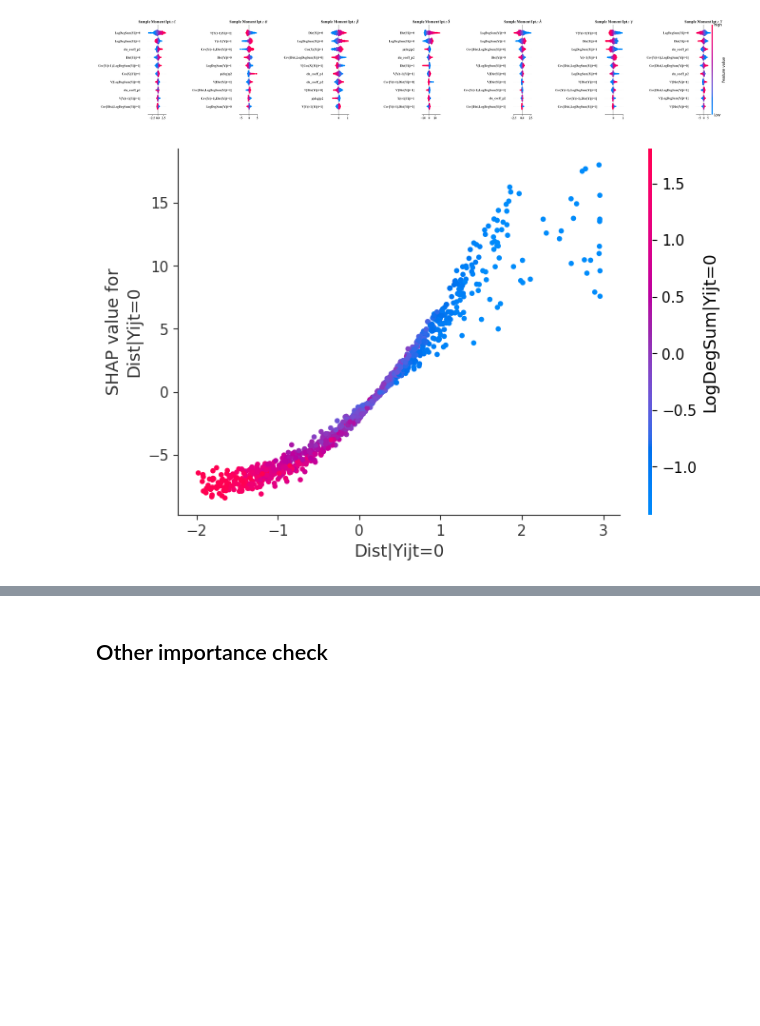
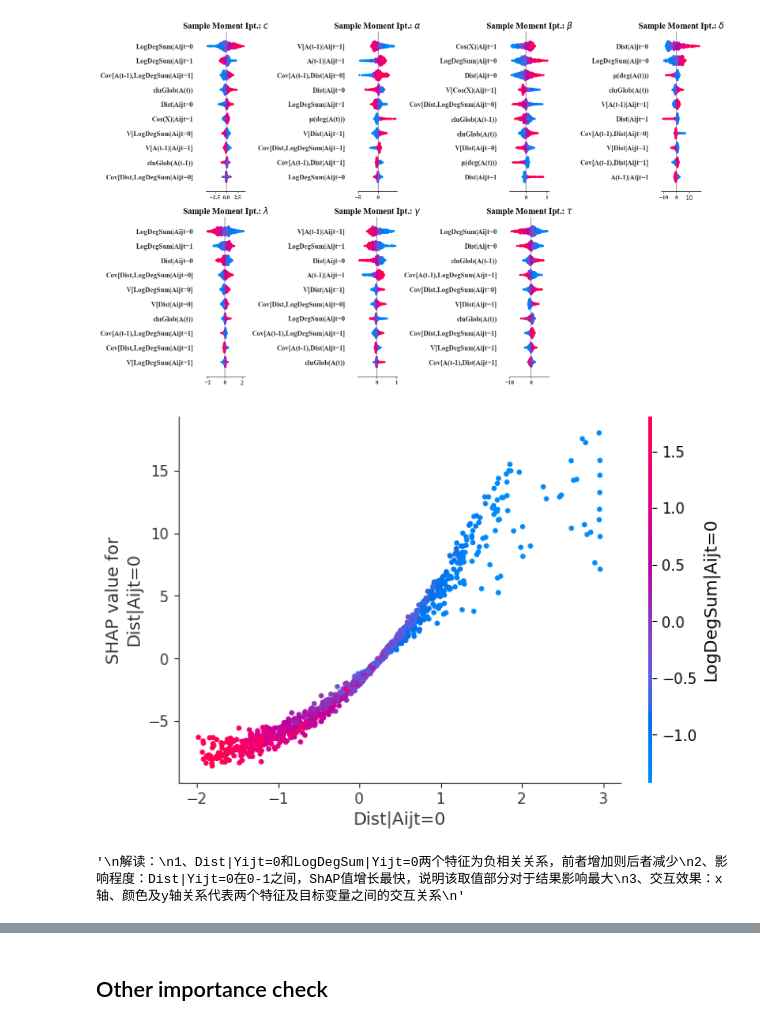
Before and after one commit to ZaccWu/NetworkNNE, a Jupyter notebook: _code_check.ipynb, the cells around one changed output, grey strips where cells are left out. Saved outputs shown, nothing was run; the diff lists cells and outputs as text; code cells hidden in the pictures; blank space fills up the shorter version.

```diff
--- a/_code_check.ipynb
+++ b/_code_check.ipynb
@@ -235,7 +235,9 @@ feature_names = ["μ(deg)p1", "V(deg)p1", "μ(x)p1", "V(x)p1", "clu_coeff_p1",
 
 eval_x_df = pd.DataFrame(eval_x, columns=feature_names)
 # %%
-fig, axes = plt.subplots(1, 7, figsize=(28, 5), constrained_layout=True)
+fig, axes = plt.subplots(2, 4, figsize=(16, 10), constrained_layout=True)
+axes = axes.flatten()          # 二维 -> 一维，方便按 i 索引
+
 titles = [
     r'Overall Moment Ipt.: ${c}$',
     r'Overall Moment Ipt.: ${\alpha}$',
@@ -245,15 +247,17 @@ titles = [
     r'Overall Moment Ipt.: ${\gamma}$',
     r'Overall Moment Ipt.: ${\tau}$'
 ]
-for i, ax in enumerate(axes):
-    plt.sca(ax)  # 明确当前子图
+
+for i in range(7):             # 只画 7 个图
+    ax = axes[i]
+    plt.sca(ax)                # 明确当前子图，SHAP 才会画到 ax 上
     shap.summary_plot(
         shap_values[:, :, i],
         eval_x_df,
         plot_type="bar",
         show=False,
-        plot_size=None,   # 很关键：不要让 SHAP 自己改图大小
-        max_display=10    # 可选：减少标签数量，避免拥挤
+        plot_size=None,        # 关键：禁止 SHAP 自己改图大小
+        max_display=10
     )
     ax.set_title(titles[i], fontname="Times New Roman", fontweight="bold", fontsize=12)
     ax.set_xlabel("")
@@ -262,5 +266,10 @@ for i, ax in enumerate(axes):
         lab.set_fontname("Times New Roman")
         lab.set_fontweight("bold")
         lab.set_fontsize(10)
+
+# 隐藏第 8 个空格子
+axes[7].set_visible(False)
+# 或者直接删除： axes[7].remove()
+
 plt.show()
 # %% [output]
@@ -268,44 +277,55 @@ plt.show()
 # %%
-fig, axes = plt.subplots(1, 7, figsize=(28, 5), constrained_layout=True)
+fig, axes = plt.subplots(2, 4, figsize=(16, 10), constrained_layout=True)
+axes = axes.flatten()          # 二维 -> 一维，方便按 i 索引
+
 titles = [
     r'Sample Moment Ipt.: ${c}$',
     r'Sample Moment Ipt.: ${\alpha}$',
     r'Sample Moment Ipt.: ${\beta}$',
     r'Sample Moment Ipt.: ${\delta}$',
     r'Sample Moment Ipt.: ${\lambda}$',
     r'Sample Moment Ipt.: ${\gamma}$',
     r'Sample Moment Ipt.: ${\tau}$'
 ]
-for i, ax in enumerate(axes):
-    Enable_color_bar = True if i==6 else False
-    plt.sca(ax)  # 明确当前子图
+
+for i in range(7):
+    ax = axes[i]
+    Enable_color_bar = True if i == 7 else False
+    ax.set_title(titles[i], fontname="Times New Roman", fontweight="bold", fontsize=16)
+
+
+    for lab in ax.get_xticklabels() + ax.get_yticklabels():
+        lab.set_fontname("Times New Roman")
+        lab.set_fontweight("bold")
+        lab.set_fontsize(10)
+    plt.sca(ax)                # 明确当前子图，SHAP 才会画到 ax 上
     shap.summary_plot(
         shap_values[:, :, i],
         eval_x_df,
         plot_type="dot",
         show=False,
-        plot_size=None,   # 很关键：不要让 SHAP 自己改图大小
+        plot_size=None,        # 关键：禁止 SHAP 自己改图大小
         color_bar=Enable_color_bar,
-        max_display=10    # 可选：减少标签数量，避免拥挤
+        max_display=10
     )
-    ax.set_title(titles[i], fontname="Times New Roman", fontweight="bold", fontsize=12)
     ax.set_xlabel("")
 
-    for lab in ax.get_xticklabels() + ax.get_yticklabels():
-        lab.set_fontname("Times New Roman")
-        lab.set_fontweight("bold")
-        lab.set_fontsize(10)
+
+# 隐藏第 8 个空格子
+axes[7].set_visible(False)
+# 或者直接删除： axes[7].remove()
+
 plt.show()
 # %% [output]
-[figure, old version]
+[figure, new version]
 # %%
 # 3. 依赖关系图
-check_feature_index = 'Dist|Yijt=0'
+check_feature_index = 'Dist|Aijt=0'
 shap.dependence_plot(
     check_feature_index, # top_feature_idx
     shap_values[:, :, 3], # parameter δ
     eval_x_df,  # shape (256, 38)
-    interaction_index = 'LogDegSum|Yijt=0'
+    interaction_index = 'LogDegSum|Aijt=0'
 )
 
 
@@ -316,7 +336,8 @@ shap.dependence_plot(
 3、交互效果：x轴、颜色及y轴关系代表两个特征及目标变量之间的交互关系
 '''
 # %% [output]
-[figure, old version]
+[figure, new version]
+'\n解读：\n1、Dist|Yijt=0和LogDegSum|Yijt=0两个特征为负相关关系，前者增加则后者减少\n2、影响程度：Dist|Yijt=0在0-1之间，ShAP值增长最快，说明该取值部分对于结果影响最大\n3、交互效果：x轴、颜色及y轴关系代表两个特征及目标变量之间的交互关系\n'
 # %%
 #  4. 单样本力图
 # 选取 eval_x 中的第一个样本进行解释
```
Also changed, not shown: parts of 9 cells of this notebook, 5 other files.
